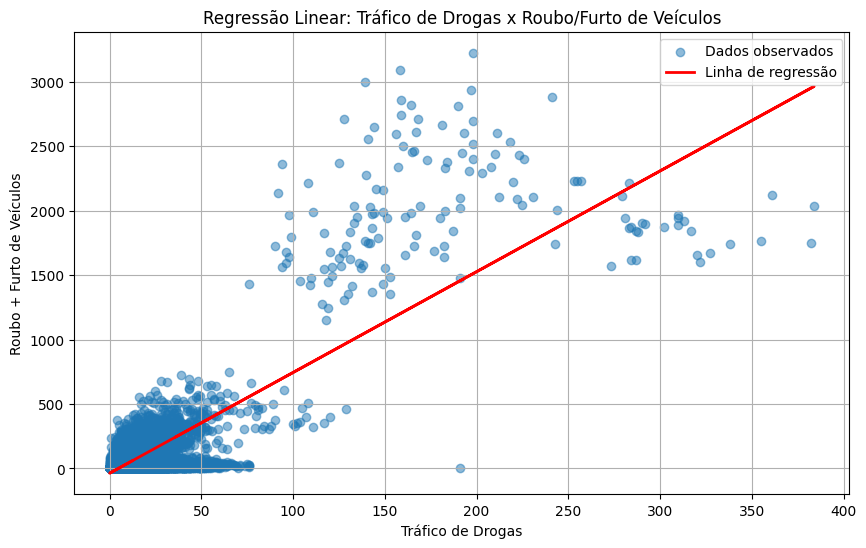
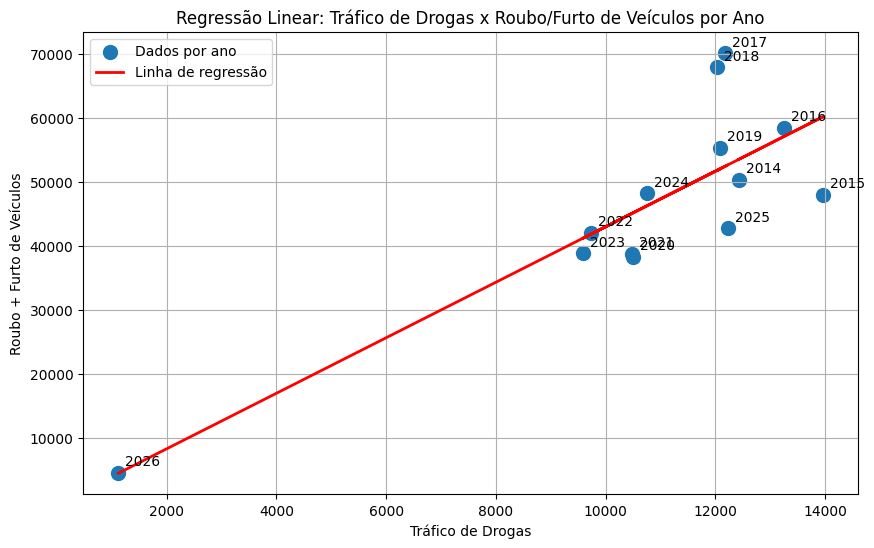
The notebook cell's code change between the first figure and the second:
--- before
+++ after
@@ -1,5 +1,10 @@
 plt.figure(figsize=(10,6))
 
-plt.scatter(x, y, alpha=0.5, label="Dados observados")
+plt.scatter(
+    x,
+    y,
+    s=100,
+    label="Dados por ano"
+)
 
 plt.plot(
@@ -11,7 +16,15 @@
 )
 
+for i, ano in enumerate(resumo_ano["ano"]):
+    plt.annotate(
+        str(ano),
+        (x[i], y[i]),
+        xytext=(5,5),
+        textcoords="offset points"
+    )
+
 plt.xlabel("Tráfico de Drogas")
 plt.ylabel("Roubo + Furto de Veículos")
-plt.title("Regressão Linear: Tráfico de Drogas x Roubo/Furto de Veículos")
+plt.title("Regressão Linear: Tráfico de Drogas x Roubo/Furto de Veículos por Ano")
 
 plt.legend()

Commit: Criado usando o Colab